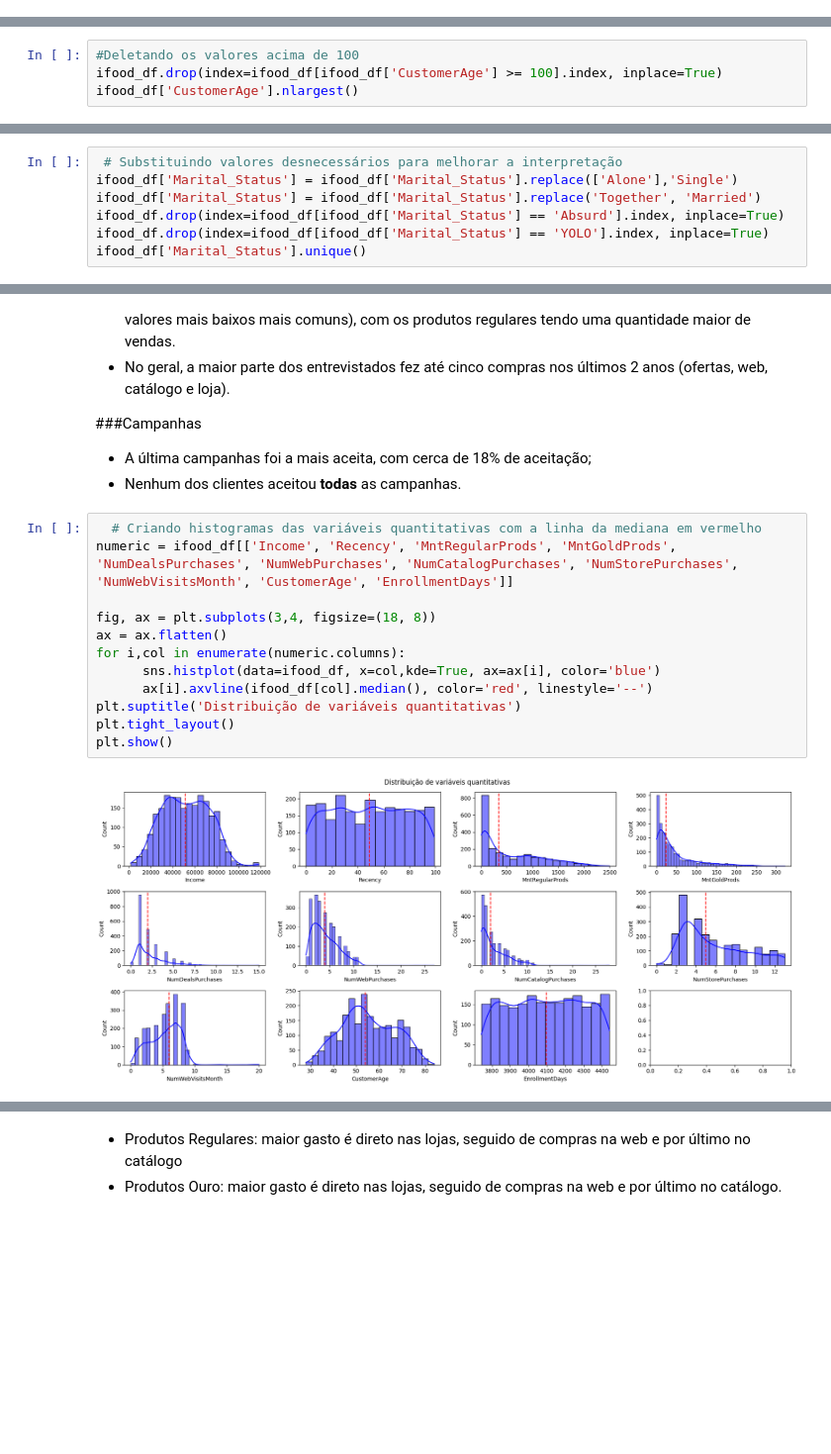
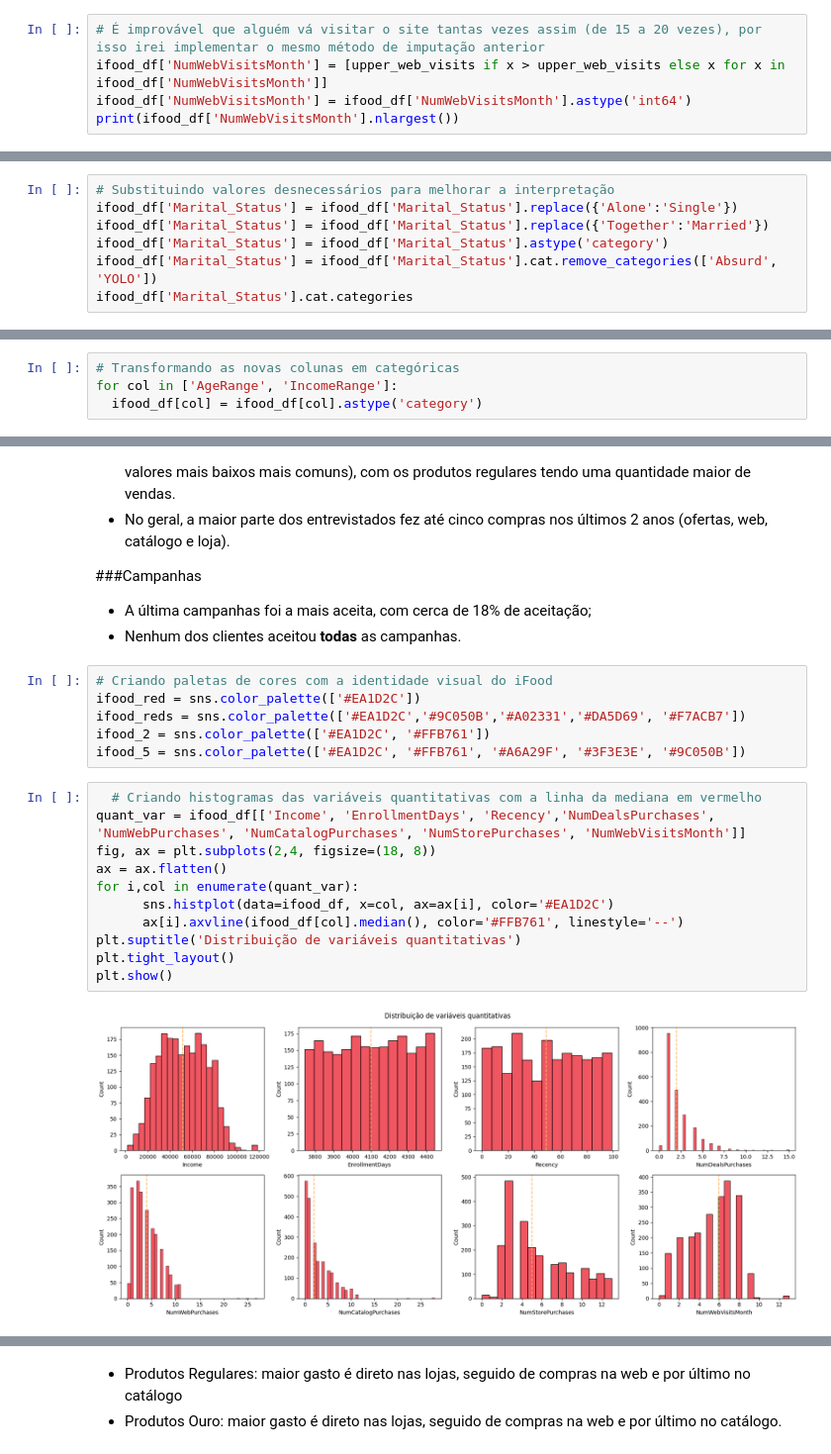
Before and after one commit to victoriaprestes/ifood-data-analyst-case, a Jupyter notebook: iFood_Data_Analyst_Case_An_Exploratory_Analysis.ipynb, the cells around one changed output, grey strips where cells are left out. Shown at 99% size. Cells and saved outputs as stored; diff of their text form; blank space fills up the shorter version.

```diff
--- a/iFood_Data_Analyst_Case_An_Exploratory_Analysis.ipynb
+++ b/iFood_Data_Analyst_Case_An_Exploratory_Analysis.ipynb
@@ -101,0 +131,5 @@ Name: Income, dtype: float64
+# %%
+# É improvável que alguém vá visitar o site tantas vezes assim (de 15 a 20 vezes), por isso irei implementar o mesmo método de imputação anterior
+ifood_df['NumWebVisitsMonth'] = [upper_web_visits if x > upper_web_visits else x for x in ifood_df['NumWebVisitsMonth']]
+ifood_df['NumWebVisitsMonth'] = ifood_df['NumWebVisitsMonth'].astype('int64')
+print(ifood_df['NumWebVisitsMonth'].nlargest())
@@ -143,7 +185,3 @@ Name: CustomerAge, dtype: int64 46      28
 747     29
 995     29
 Name: CustomerAge, dtype: int64
-# %%
-#Deletando os valores acima de 100
-ifood_df.drop(index=ifood_df[ifood_df['CustomerAge'] >= 100].index, inplace=True)
-ifood_df['CustomerAge'].nlargest()
@@ -164,8 +195,8 @@ array(['Single', 'Together', 'Married', 'Divorced', 'Widow', 'Alone',
 # %%
- # Substituindo valores desnecessários para melhorar a interpretação
-ifood_df['Marital_Status'] = ifood_df['Marital_Status'].replace(['Alone'],'Single')
-ifood_df['Marital_Status'] = ifood_df['Marital_Status'].replace('Together', 'Married')
-ifood_df.drop(index=ifood_df[ifood_df['Marital_Status'] == 'Absurd'].index, inplace=True)
-ifood_df.drop(index=ifood_df[ifood_df['Marital_Status'] == 'YOLO'].index, inplace=True)
-ifood_df['Marital_Status'].unique()
+# Substituindo valores desnecessários para melhorar a interpretação
+ifood_df['Marital_Status'] = ifood_df['Marital_Status'].replace({'Alone':'Single'})
+ifood_df['Marital_Status'] = ifood_df['Marital_Status'].replace({'Together':'Married'})
+ifood_df['Marital_Status'] = ifood_df['Marital_Status'].astype('category')
+ifood_df['Marital_Status'] = ifood_df['Marital_Status'].cat.remove_categories(['Absurd', 'YOLO'])
+ifood_df['Marital_Status'].cat.categories
 # %% [output]
@@ -201,3 +228,7 @@ ifood_df['TotalAccepted'] = ifood_df[['AcceptedCmp1', 'AcceptedCmp2', 'AcceptedC
 ifood_df['AgeRange'] = pd.cut(ifood_df['CustomerAge'], bins=[28, 39, 50, 60, 70, 80, 85], labels=['28-38', '39-49', '50-59', '60-69', '70-79', '80-84'])
 # Criando intervalo de salários
 ifood_df['IncomeRange'] = pd.cut(ifood_df['Income'], bins=[0,30000, 70000, np.inf], labels=['Low', 'Medium', 'High'])
+# %%
+# Transformando as novas colunas em categóricas
+for col in ['AgeRange', 'IncomeRange']:
+  ifood_df[col] = ifood_df[col].astype('category')
@@ -239,19 +290,24 @@ Primeiro, irei buscar entender melhor os clientes, suas características pessoai
 ###Campanhas
 * A última campanhas foi a mais aceita, com cerca de 18% de aceitação;
 * Nenhum dos clientes aceitou **todas** as campanhas.
+# %%
+# Criando paletas de cores com a identidade visual do iFood
+ifood_red = sns.color_palette(['#EA1D2C'])
+ifood_reds = sns.color_palette(['#EA1D2C','#9C050B','#A02331','#DA5D69', '#F7ACB7'])
+ifood_2 = sns.color_palette(['#EA1D2C', '#FFB761'])
+ifood_5 = sns.color_palette(['#EA1D2C', '#FFB761', '#A6A29F', '#3F3E3E', '#9C050B'])
 # %%
   # Criando histogramas das variáveis quantitativas com a linha da mediana em vermelho
-numeric = ifood_df[['Income', 'Recency', 'MntRegularProds', 'MntGoldProds', 'NumDealsPurchases', 'NumWebPurchases', 'NumCatalogPurchases', 'NumStorePurchases', 'NumWebVisitsMonth', 'CustomerAge', 'EnrollmentDays']]
-
-fig, ax = plt.subplots(3,4, figsize=(18, 8))
+quant_var = ifood_df[['Income', 'EnrollmentDays', 'Recency','NumDealsPurchases', 'NumWebPurchases', 'NumCatalogPurchases', 'NumStorePurchases', 'NumWebVisitsMonth']]
+fig, ax = plt.subplots(2,4, figsize=(18, 8))
 ax = ax.flatten()
-for i,col in enumerate(numeric.columns):
-      sns.histplot(data=ifood_df, x=col,kde=True, ax=ax[i], color='blue')
-      ax[i].axvline(ifood_df[col].median(), color='red', linestyle='--')
+for i,col in enumerate(quant_var):
+      sns.histplot(data=ifood_df, x=col, ax=ax[i], color='#EA1D2C')
+      ax[i].axvline(ifood_df[col].median(), color='#FFB761', linestyle='--')
 plt.suptitle('Distribuição de variáveis quantitativas')
 plt.tight_layout()
 plt.show()
 # %% [output]
-[figure, old version]
+[figure, new version]
 # %%
 # Criando gráficos das variáveis categóricas qualitativas
```
Also changed, not shown: parts of 37 cells of this notebook.
